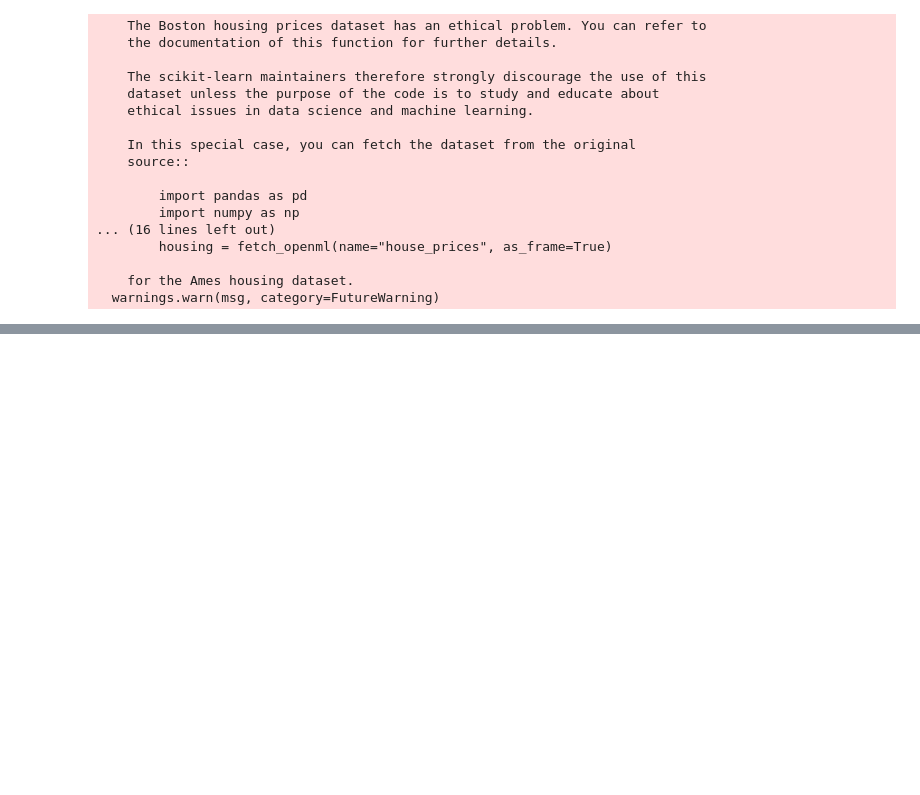
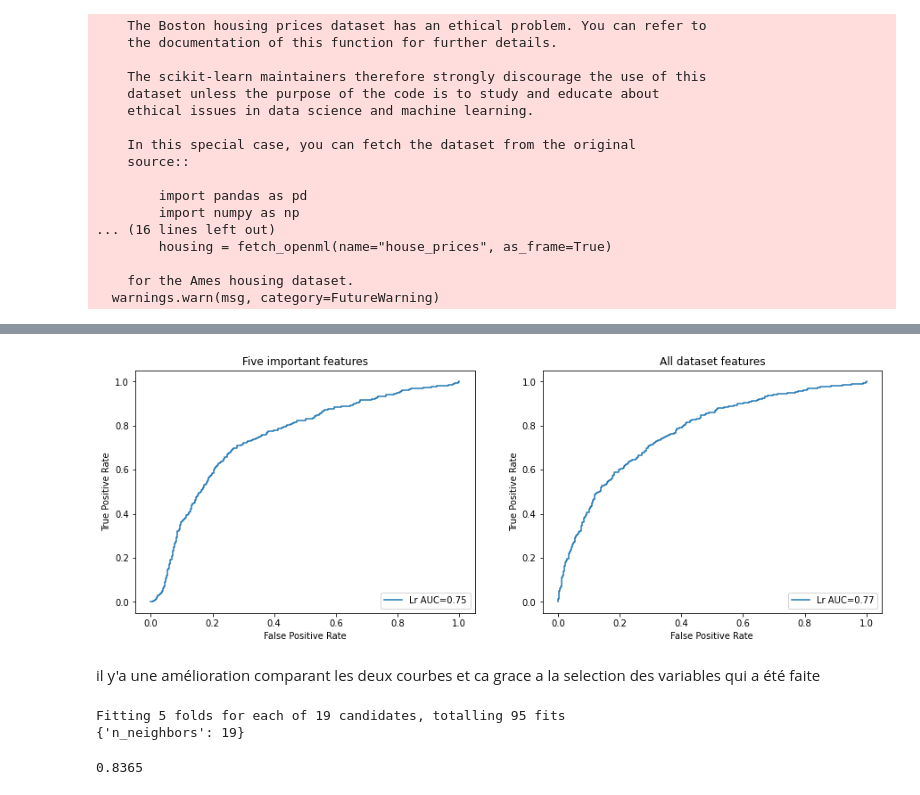
Before and after one commit to LeamonPro/Machine-Learning, a Jupyter notebook: seance3.ipynb, the cells around one changed output, grey strips where cells are left out. Drawn from its saved outputs; the diff is of its cells as text; code cells hidden in the pictures; blank space fills up the shorter version.

```diff
--- a/seance3.ipynb
+++ b/seance3.ipynb
@@ -559,0 +623,37 @@ Text(0.5, 0, 'Random Forest Feature Importance')
+# %%
+fpr_lr_filtered, tpr_lr_filtered, thr_lr_filtered = roc_curve(y_test_filtered,  y_pred_proba_lr_filtered[:,1])
+fig, (ax1,ax2) = plt.subplots(nrows=1, ncols=2, figsize=(15, 5))
+ax1.plot(fpr_lr_filtered,tpr_lr_filtered,label="Lr AUC={:.2f}".format(roc_auc_score(y_test_filtered,  y_pred_proba_lr_filtered[:,1]),2))
+ax1.set_ylabel('True Positive Rate')
+ax1.set_xlabel('False Positive Rate')
+ax1.legend(loc='lower right')
+ax1.set_title("Five important features")
+
+ax2.plot(fpr_array,tpr_array,label="Lr AUC={:.2f}".format(roc_auc_score(y_test,y_score1)))
+ax2.set_ylabel('True Positive Rate')
+ax2.set_xlabel('False Positive Rate')
+ax2.legend(loc='lower right')
+ax2.set_title("All dataset features")
+fig.show()
+# %% [output]
+[figure, added]
+# %% [markdown]
+il y'a une amélioration comparant les deux courbes et ca grace a la selection des variables qui a été faite
+# %%
+from sklearn.model_selection import GridSearchCV
+k_range = list(range(1, 20))
+param_grid = dict(n_neighbors=k_range)
+grid = GridSearchCV(knn, param_grid, cv=5, scoring='accuracy', return_train_score=False,verbose=1)
+grid_search=grid.fit(x_train, y_train)
+print(grid_search.best_params_)
+# %% [output]
+Fitting 5 folds for each of 19 candidates, totalling 95 fits
+{'n_neighbors': 19}
+# %%
+knn_f = KNeighborsClassifier(19)
+knn_f.fit(x_train_filtered,y_train_filtered)
+knn_f.score(x_train_filtered,y_train_filtered)
+y_pred_knn_f = knn_f.predict(x_test_filtered)
+accuracy_score(y_test_filtered,y_pred_knn_f)
+# %% [output]
+0.8365
```
Also changed, not shown: parts of 61 cells of this notebook, 4 other files.
